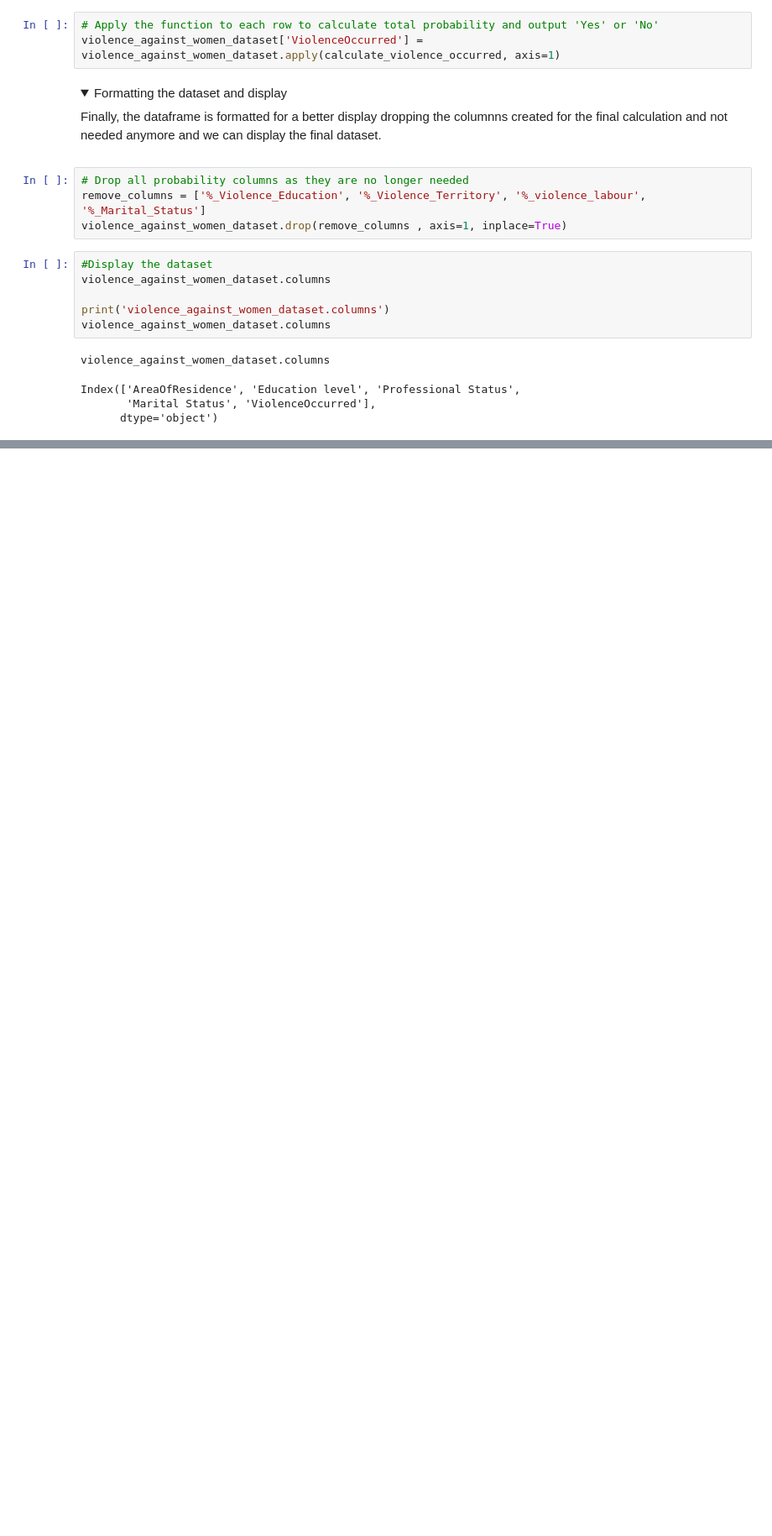
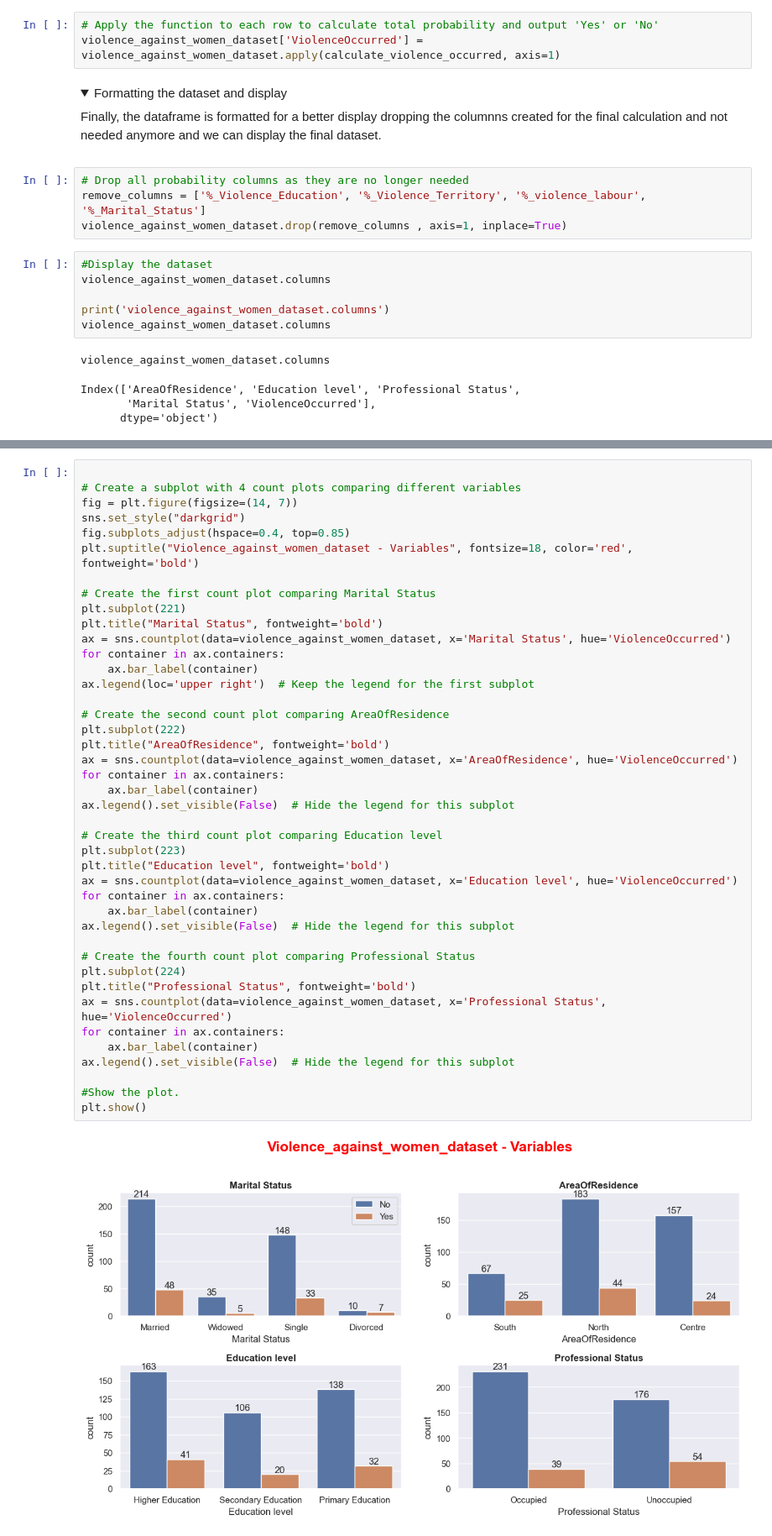
Before and after one commit to Cecilia8989/PfDA_Assignement, a Jupyter notebook: PfDA_Project_1.ipynb, the cells around one changed output, grey strips where cells are left out. Shown: that part at 84% size. Saved outputs shown, nothing was run; the diff lists cells and outputs as text; folded sections open; blank space fills up the shorter version.

Commit message:
last graph

```diff
--- a/PfDA_Project_1.ipynb
+++ b/PfDA_Project_1.ipynb
@@ -1887,0 +1762,44 @@ AttributeError: 'numpy.float64' object has no attribute 'cdf'
+# %%
+
+# Create a subplot with 4 count plots comparing different variables
+fig = plt.figure(figsize=(14, 7))
+sns.set_style("darkgrid")
+fig.subplots_adjust(hspace=0.4, top=0.85)
+plt.suptitle("Violence_against_women_dataset - Variables", fontsize=18, color='red', fontweight='bold')
+
+# Create the first count plot comparing Marital Status
+plt.subplot(221)
+plt.title("Marital Status", fontweight='bold')
+ax = sns.countplot(data=violence_against_women_dataset, x='Marital Status', hue='ViolenceOccurred')
+for container in ax.containers:
+    ax.bar_label(container)
+ax.legend(loc='upper right')  # Keep the legend for the first subplot
+
+# Create the second count plot comparing AreaOfResidence
+plt.subplot(222)
+plt.title("AreaOfResidence", fontweight='bold')
+ax = sns.countplot(data=violence_against_women_dataset, x='AreaOfResidence', hue='ViolenceOccurred')
+for container in ax.containers:
+    ax.bar_label(container)
+ax.legend().set_visible(False)  # Hide the legend for this subplot
+
+# Create the third count plot comparing Education level
+plt.subplot(223)
+plt.title("Education level", fontweight='bold')
+ax = sns.countplot(data=violence_against_women_dataset, x='Education level', hue='ViolenceOccurred')
+for container in ax.containers:
+    ax.bar_label(container)
+ax.legend().set_visible(False)  # Hide the legend for this subplot
+
+# Create the fourth count plot comparing Professional Status
+plt.subplot(224)
+plt.title("Professional Status", fontweight='bold')
+ax = sns.countplot(data=violence_against_women_dataset, x='Professional Status', hue='ViolenceOccurred')
+for container in ax.containers:
+    ax.bar_label(container)
+ax.legend().set_visible(False)  # Hide the legend for this subplot
+
+#Show the plot.
+plt.show()
+# %% [output]
+[figure, added]
```
Also changed, not shown: parts of 27 cells of this notebook.
